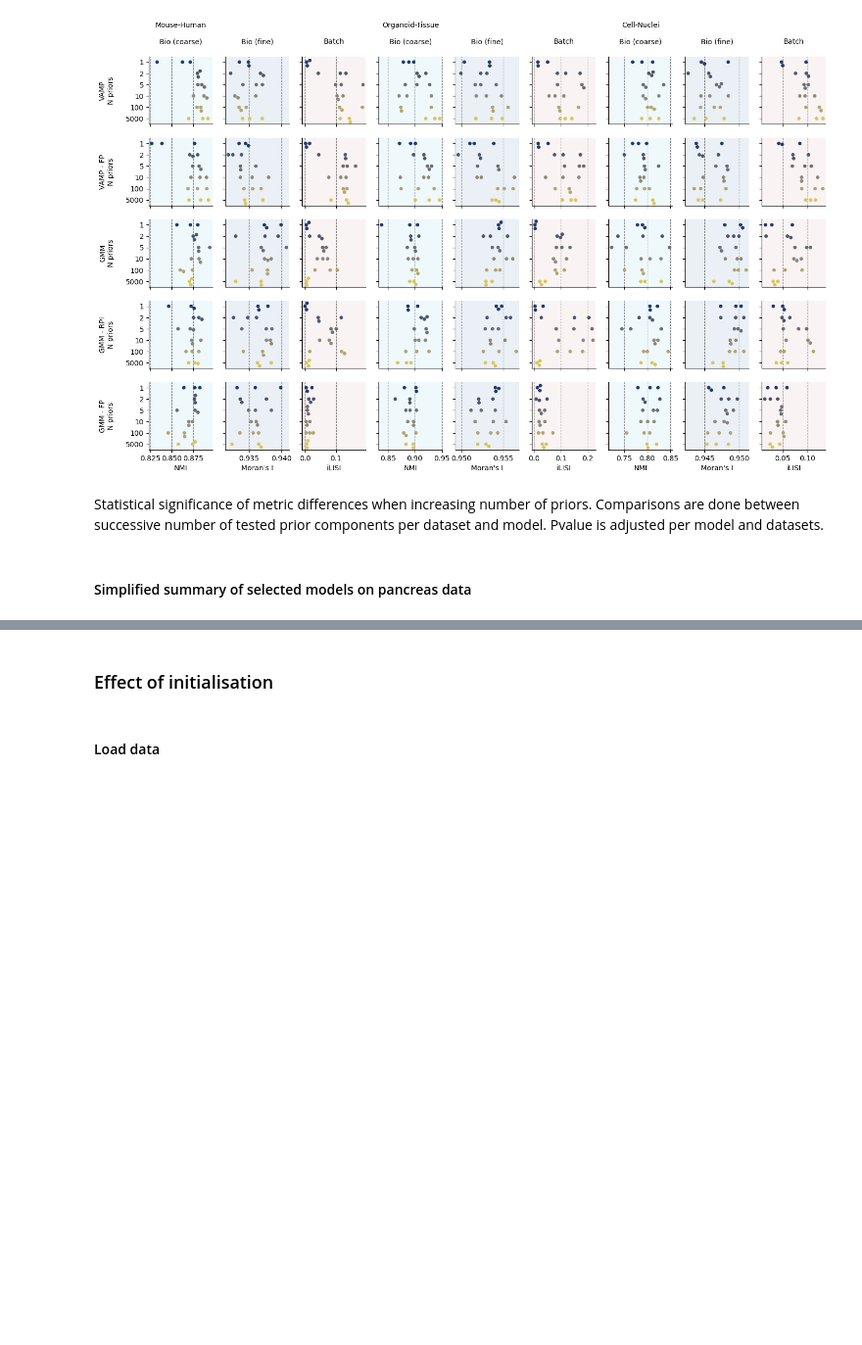
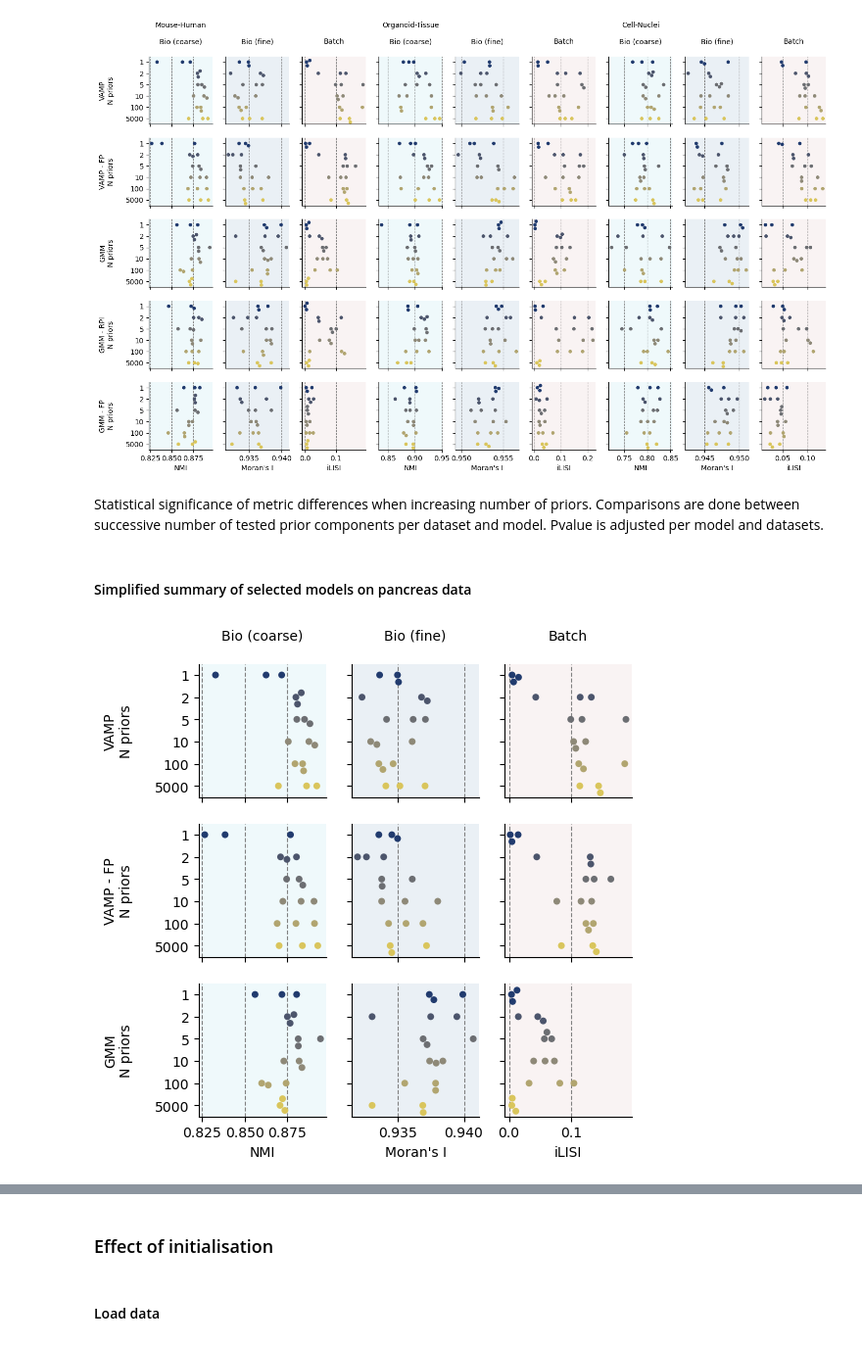
Before and after one commit to theislab/cross_system_integration, a Jupyter notebook: notebooks/results/performance/performance_vamp.ipynb, the cells around one changed output, grey strips where cells are left out. Shown at 98% size. Saved outputs shown, nothing was run; the diff lists cells and outputs as text; code cells hidden in the pictures; blank space fills up the shorter version.

```diff
--- a/notebooks/results/performance/performance_vamp.ipynb
+++ b/notebooks/results/performance/performance_vamp.ipynb
@@ -277,3 +278,72 @@ pvals.to_csv(path_tab+'performance_vamp-score_all-successive_significance.tsv',s
 models=['vamp','vamp_fixed','gmm']
 dataset_names=[dataset_map['pancreas_conditions_MIA_HPAP2']]
 ress_sub=ress.query('model in @models & dataset_parsed in @dataset_names')
+# %%
+params=ress_sub.groupby(['model_parsed','param_parsed'],observed=True,sort=True
+            ).size().index.to_frame().reset_index(drop=True)
+nrow=params.shape[0]
+n_metrics=len(metric_map)
+ncol=ress_sub['dataset_parsed'].nunique()*n_metrics
+fig,axs=plt.subplots(nrow,ncol,figsize=(ncol*1.9,nrow*2),sharex='col',sharey='row')
+for icol_ds, (dataset_name,res_ds) in enumerate(ress_sub.groupby('dataset_parsed',observed=True)):
+
+    # Max row for ds
+    models_parsed_ds=set(res_ds.model_parsed)
+    params_parsed_ds=set(res_ds.param_parsed)
+    irow_max_ds=max([irow for irow,(model_parsed,param_parsed) in params.iterrows() if
+     model_parsed in models_parsed_ds and
+     param_parsed in params_parsed_ds ])
+
+    for icol_metric,(metric,metric_name) in enumerate(metric_map.items()):
+        icol=icol_ds*n_metrics+icol_metric
+        for irow,(_,param_data) in enumerate(params.iterrows()):
+            ax=axs[irow,icol]
+            res_sub=res_ds.query(
+                f'model_parsed=="{param_data.model_parsed}" & '+\
+                f'param_parsed=="{param_data.param_parsed}" ')
+            if res_sub.shape[0]>0:
+                res_sub=res_sub.copy()
+                res_sub['param_opt_val_str']=\
+                    res_sub['param_opt_val_str'].cat.remove_unused_categories()
+                sb.swarmplot(x=metric,y='param_opt_val_str',data=res_sub,ax=ax,
+                            hue='param_opt_val_str',palette='cividis')
+                ax.set(facecolor = metric_background_cmap[metric])
+                ax.spines['top'].set_visible(False)
+                ax.spines['right'].set_visible(False)
+                ax.grid(axis='x', linestyle='--', color='gray')
+                ax.get_legend().remove()
+                if irow!=irow_max_ds:
+                    ax.set_xlabel('')
+                else:
+                    # Add xaxis
+                    # Must turn label to visible as sb will set it off if sharex
+                    # Must reset ticks as will be of due to sharex
+                    ax.set_xlabel(metric_name,visible=True)
+                    #ax.xaxis.set_label_position('bottom')
+                    ax.xaxis.set_ticks_position('bottom')
+                if irow==0:
+                    title=''
+                    #if icol%3==0:
+                    #    title=title+dataset_name+'\n\n'
+                    ax.set_title(title+metric_meaning_map[metric]+'\n',fontsize=10)
+                if icol==0:
+                    ax.set_ylabel(
+                        param_data.model_parsed+'\n'+\
+                        param_data.param_parsed+'\n')
+                else:
+                    ax.set_ylabel('')
+            else:
+                ax.remove()
+
+
+plt.subplots_adjust(wspace=0.2,hspace=0.2)
+fig.set(facecolor = (0,0,0,0))
+# Turn off tight layout as it messes up spacing if adding xlabels on intermediate plots
+#fig.tight_layout()
+
+plt.savefig(path_fig+'performance_vamp-score_vampSub_pancreas-swarm.pdf',
+            dpi=300,bbox_inches='tight')
+plt.savefig(path_fig+'performance_vamp-score_vampSub_pancreas-swarm.png',
+            dpi=300,bbox_inches='tight')
+# %% [output]
+[figure, added]
```
Also changed, not shown: parts of 3 cells of this notebook, 1 other file.
